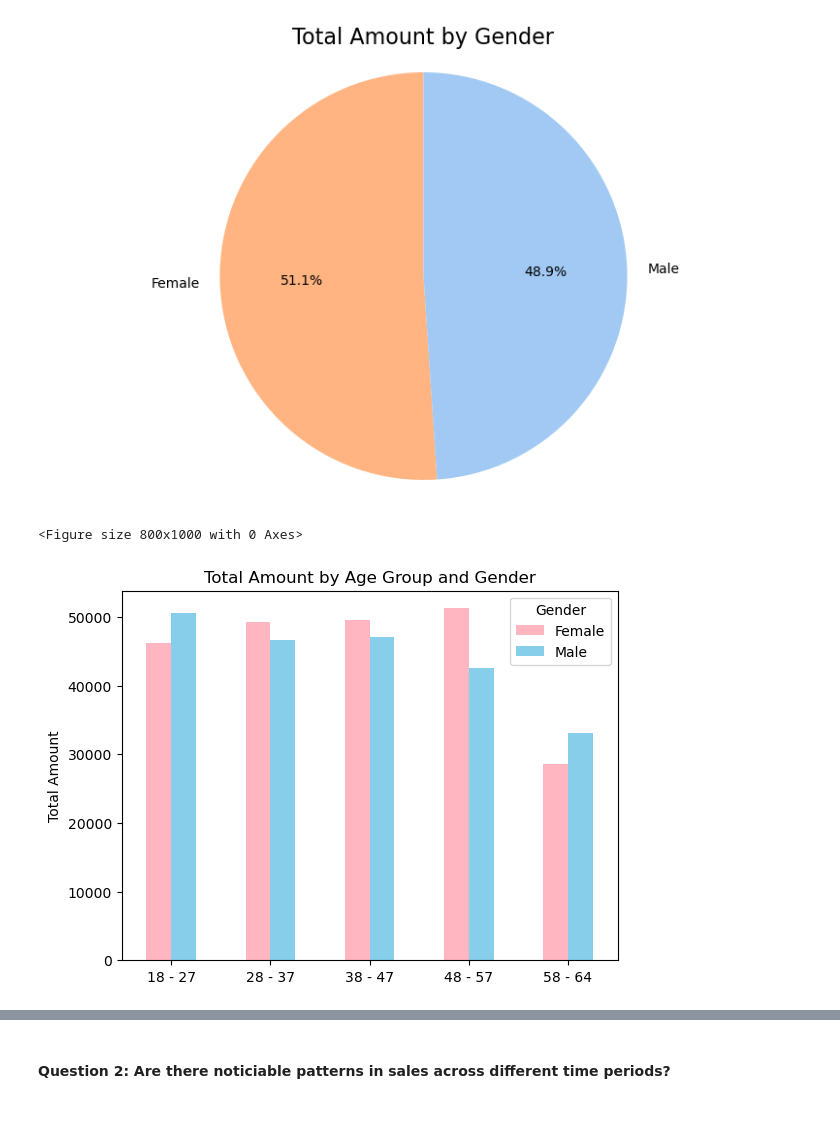
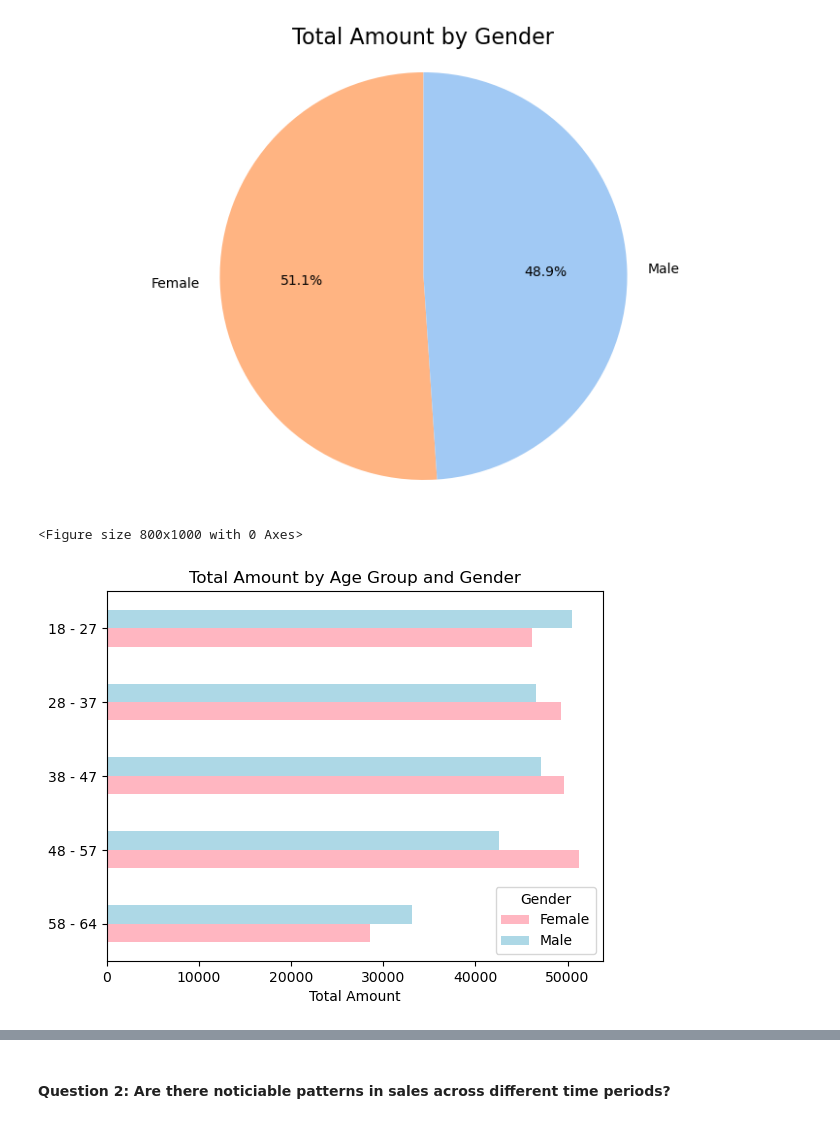
Before and after one commit to Hospoghosyan/Retail_Sales_Analysis, a Jupyter notebook: Retails_sales_analysis.ipynb, the cells around one changed output, grey strips where cells are left out. Cells and saved outputs as stored; diff of their text form; code cells hidden in the pictures.

Commit message:
Changed some column chart to bar chart

```diff
--- a/Retails_sales_analysis.ipynb
+++ b/Retails_sales_analysis.ipynb
@@ -272,15 +272,15 @@ plt.show()
 [figure]
 # %%
 plt.figure(figsize=(8, 10))
-total_amount_by_age_gender.plot(kind='bar', color = ['lightpink', 'lightblue'])
+total_amount_by_age_gender.sort_index(ascending=False).plot(kind='barh', color = ['lightpink', 'lightblue'])
 plt.title('Total Amount by Age Group and Gender')
-plt.xlabel('')
-plt.ylabel('Total Amount')
+plt.ylabel('')
+plt.xlabel('Total Amount')
 plt.legend(title='Gender')
 plt.xticks(rotation=0)
 plt.show()
 # %% [output]
 <Figure size 800x1000 with 0 Axes>
-[figure, old version]
+[figure, new version]
 # %%
 plt.figure(figsize=(12, 6))
```
Also changed, not shown: parts of 4 cells of this notebook.
